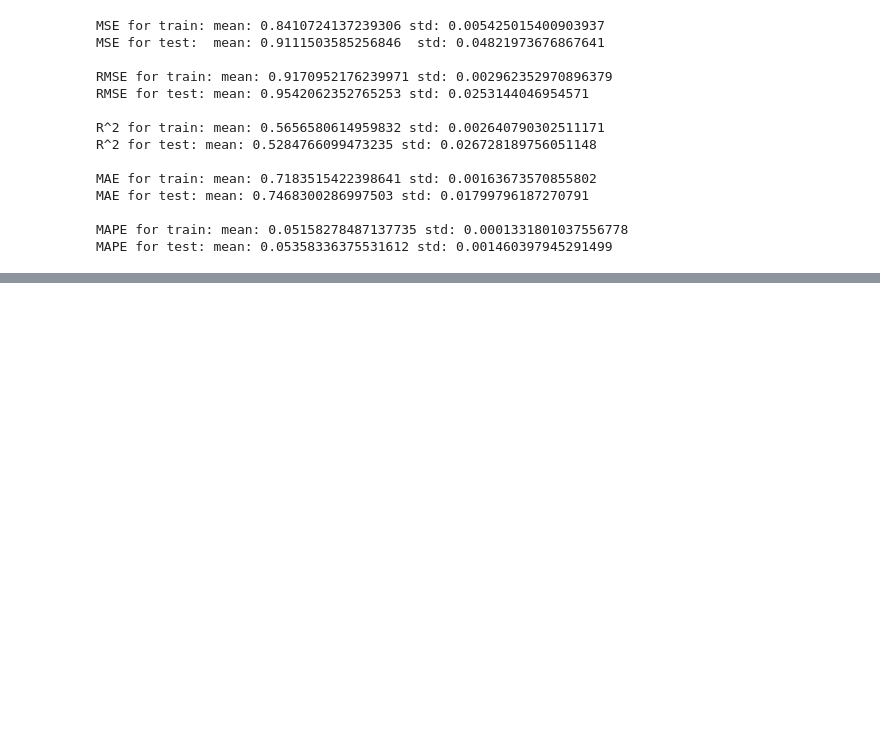
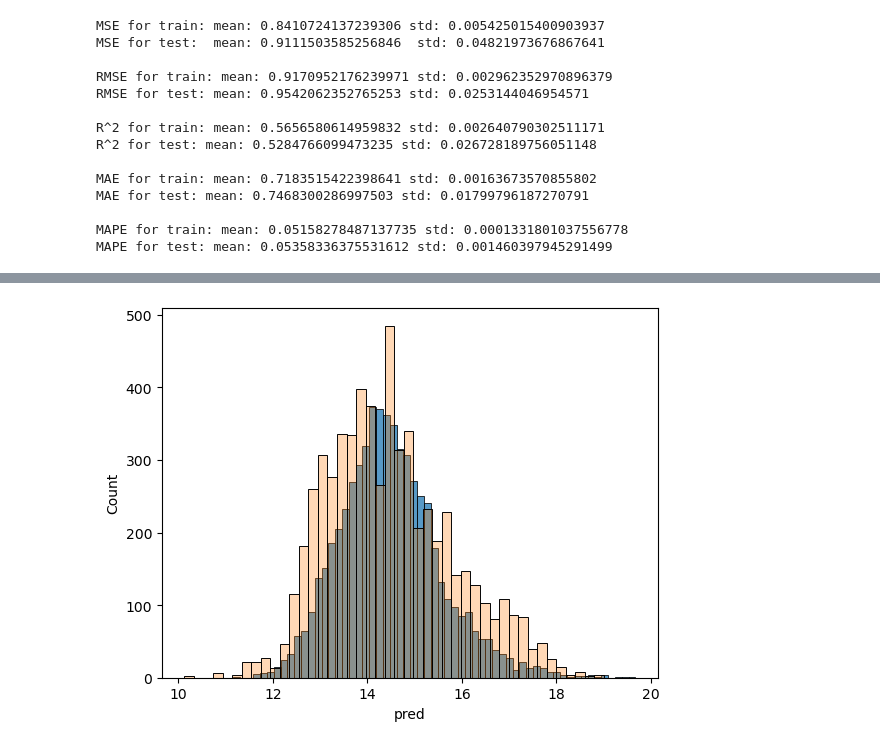
Before and after one commit to shadtome/Score-data, a Jupyter notebook: models/main_dataset/cutoff_dataset/cutoff_ensamble_model_training.ipynb, the cells around one changed output, grey strips where cells are left out. Drawn from its saved outputs; the diff is of its cells as text; code cells hidden in the pictures; blank space fills up the shorter version.

Commit message:
Slight changes to cutoff dataset model

```diff
--- a/models/main_dataset/cutoff_dataset/cutoff_ensamble_model_training.ipynb
+++ b/models/main_dataset/cutoff_dataset/cutoff_ensamble_model_training.ipynb
@@ -944,0 +965,12 @@ MAPE for test: mean: 0.05358336375531612 std: 0.001460397945291499
+# %%
+main_model = em.ensamble_model(scale='log')
+main_model.G_parameters(type ='LR',alpha=8,max_depth=2,n_estimators=30,min_samples_split=2,min_samples_leaf=6,bootstrap=True)
+main_model.D_parameters(type ='LR', alpha=8,max_depth=2,n_estimators=20,min_samples_split=10,min_samples_leaf=6,bootstrap=True)
+main_model.M_parameters(type='LR',alpha=8,max_depth=2,n_estimators=20,min_samples_split=10,min_samples_leaf=7,bootstrap=True)
+main_model.F_parameters(type = 'LR',alpha=8,max_depth=2,n_estimators=20,min_samples_split=10,min_samples_leaf=6,bootstrap=True)
+# %%
+main_data = train.copy()
+main_model.fit(main_data)
+main_data['pred'] = main_model.predict(main_data)
+main_data['adjusted_market_value'] = main_model.scale_target(main_data['adjusted_market_value'])
+main_data.head()
@@ -944,0 +985,8 @@ MAPE for test: mean: 0.05358336375531612 std: 0.001460397945291499
+# %%
+# Histogram for our model
+fig,ax = plt.subplots()
+sns.histplot(main_data,x='pred',ax=ax)
+sns.histplot(main_data,x='adjusted_market_value',ax=ax,alpha=0.3)
+plt.show()
+# %% [output]
+[figure, added]
```
Also changed, not shown: parts of 20 cells of this notebook, 1 other file.
